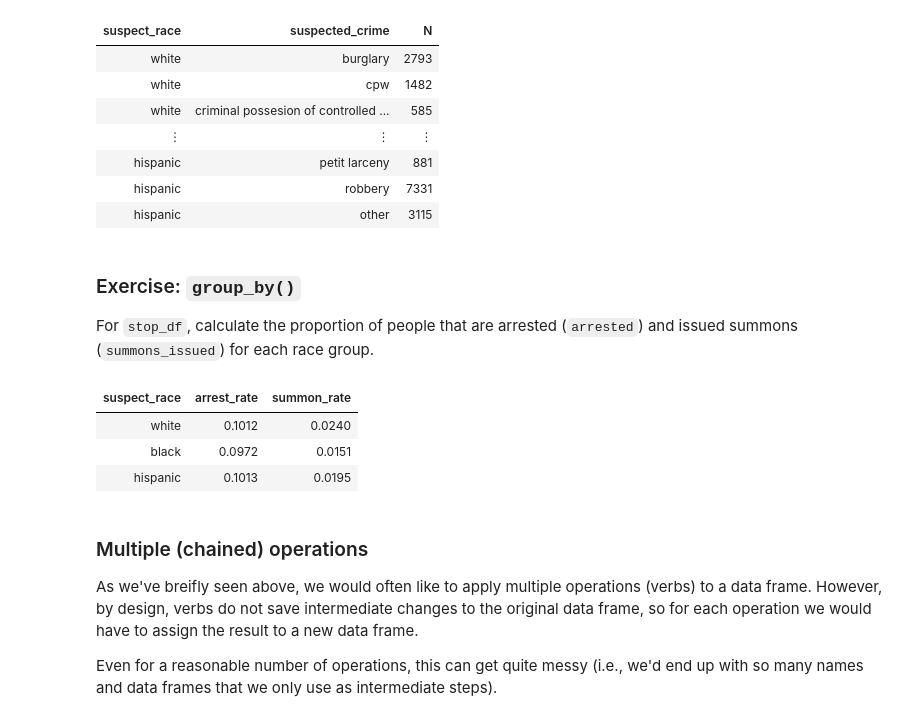
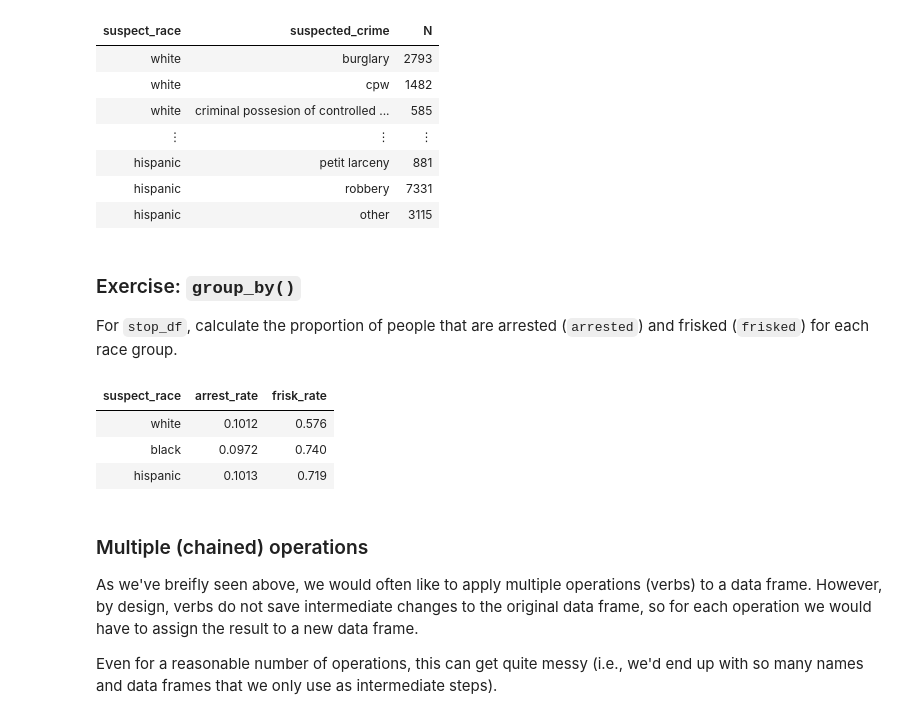
Before and after one commit to stanford-policylab/law-order-algo, a Jupyter notebook: notebooks/week-1-dplyr-answers.ipynb, the cells around one changed output. Saved outputs shown, nothing was run; the diff lists cells and outputs as text; code cells hidden in the pictures.

```diff
--- a/notebooks/week-1-dplyr-answers.ipynb
+++ b/notebooks/week-1-dplyr-answers.ipynb
@@ -741,21 +739,21 @@ summarize(stops_by_race_and_crime, N = n())
 # %% [markdown]
 ### Exercise: `group_by()`
 
-For `stop_df`, calculate the proportion of people that are arrested (`arrested`) and issued summons (`summons_issued`) for each race group.
+For `stop_df`, calculate the proportion of people that are arrested (`arrested`) and frisked (`frisked`) for each race group.
 # %%
 # WRITE CODE HERE
 # START solution
 race_group <- group_by(stop_df, suspect_race)
 summarize(race_group,
           arrest_rate = mean(arrested),
-          summon_rate = mean(summons_issued)
+          frisk_rate = mean(frisked)
          )
 # END solution
 # %% [output]
-| suspect_race | arrest_rate | summon_rate |
-| white | 0.1012 | 0.0240 |
-| black | 0.0972 | 0.0151 |
-| hispanic | 0.1013 | 0.0195 |
+| suspect_race | arrest_rate | frisk_rate |
+| white | 0.1012 | 0.576 |
+| black | 0.0972 | 0.740 |
+| hispanic | 0.1013 | 0.719 |
 # %% [markdown]
 ### Multiple (chained) operations
 
```
Also changed, not shown: parts of 9 cells of this notebook, 1 other file.
